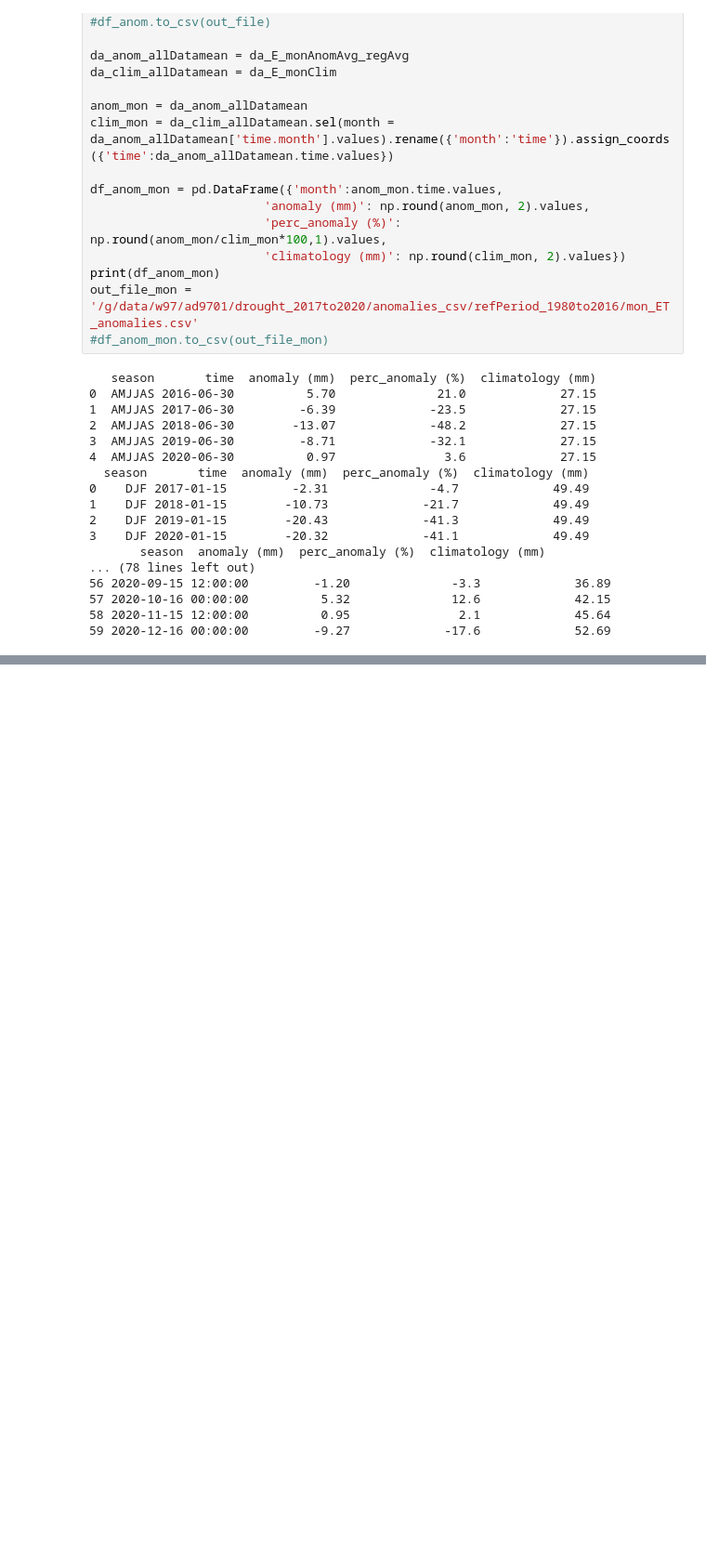
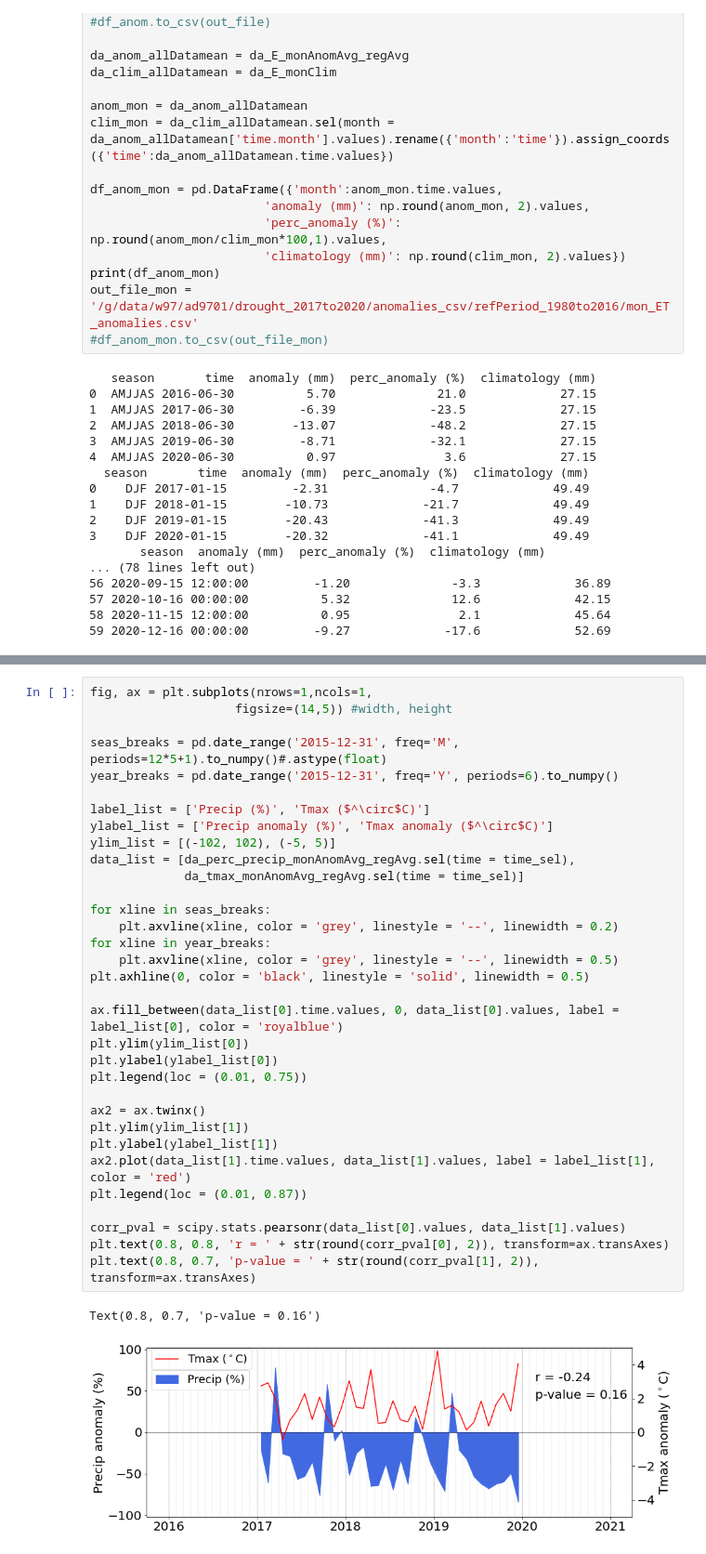
Before and after one commit to anjanadevanand/Tinderbox_drought, a Jupyter notebook: water_cycle_analysis/precipitation_and_ET_monthly_plots.ipynb, the cells around one changed output, grey strips where cells are left out. Shown: that part at 93% size. Drawn from its saved outputs; the diff is of its cells as text; blank space fills up the shorter version.

```diff
--- a/water_cycle_analysis/precipitation_and_ET_monthly_plots.ipynb
+++ b/water_cycle_analysis/precipitation_and_ET_monthly_plots.ipynb
@@ -573,0 +649,36 @@ out_file_mon = '/g/data/w97/ad9701/drought_2017to2020/anomalies_csv/refPeriod_19
+# %%
+fig, ax = plt.subplots(nrows=1,ncols=1,
+                    figsize=(14,5)) #width, height
+
+seas_breaks = pd.date_range('2015-12-31', freq='M', periods=12*5+1).to_numpy()#.astype(float)
+year_breaks = pd.date_range('2015-12-31', freq='Y', periods=6).to_numpy()
+
+label_list = ['Precip (%)', 'Tmax ($^\circ$C)']
+ylabel_list = ['Precip anomaly (%)', 'Tmax anomaly ($^\circ$C)']
+ylim_list = [(-102, 102), (-5, 5)]
+data_list = [da_perc_precip_monAnomAvg_regAvg.sel(time = time_sel),
+             da_tmax_monAnomAvg_regAvg.sel(time = time_sel)]
+
+for xline in seas_breaks:
+    plt.axvline(xline, color = 'grey', linestyle = '--', linewidth = 0.2)
+for xline in year_breaks:
+    plt.axvline(xline, color = 'grey', linestyle = '--', linewidth = 0.5)
+plt.axhline(0, color = 'black', linestyle = 'solid', linewidth = 0.5)
+
+ax.fill_between(data_list[0].time.values, 0, data_list[0].values, label = label_list[0], color = 'royalblue')
+plt.ylim(ylim_list[0])
+plt.ylabel(ylabel_list[0])
+plt.legend(loc = (0.01, 0.75))
+
+ax2 = ax.twinx()
+plt.ylim(ylim_list[1])
+plt.ylabel(ylabel_list[1])
+ax2.plot(data_list[1].time.values, data_list[1].values, label = label_list[1], color = 'red')
+plt.legend(loc = (0.01, 0.87))
+
+corr_pval = scipy.stats.pearsonr(data_list[0].values, data_list[1].values)
+plt.text(0.8, 0.8, 'r = ' + str(round(corr_pval[0], 2)), transform=ax.transAxes)
+plt.text(0.8, 0.7, 'p-value = ' + str(round(corr_pval[1], 2)), transform=ax.transAxes)
+# %% [output]
+Text(0.8, 0.7, 'p-value = 0.16')
+[figure, added]
```
Also changed, not shown: parts of 4 cells of this notebook.
